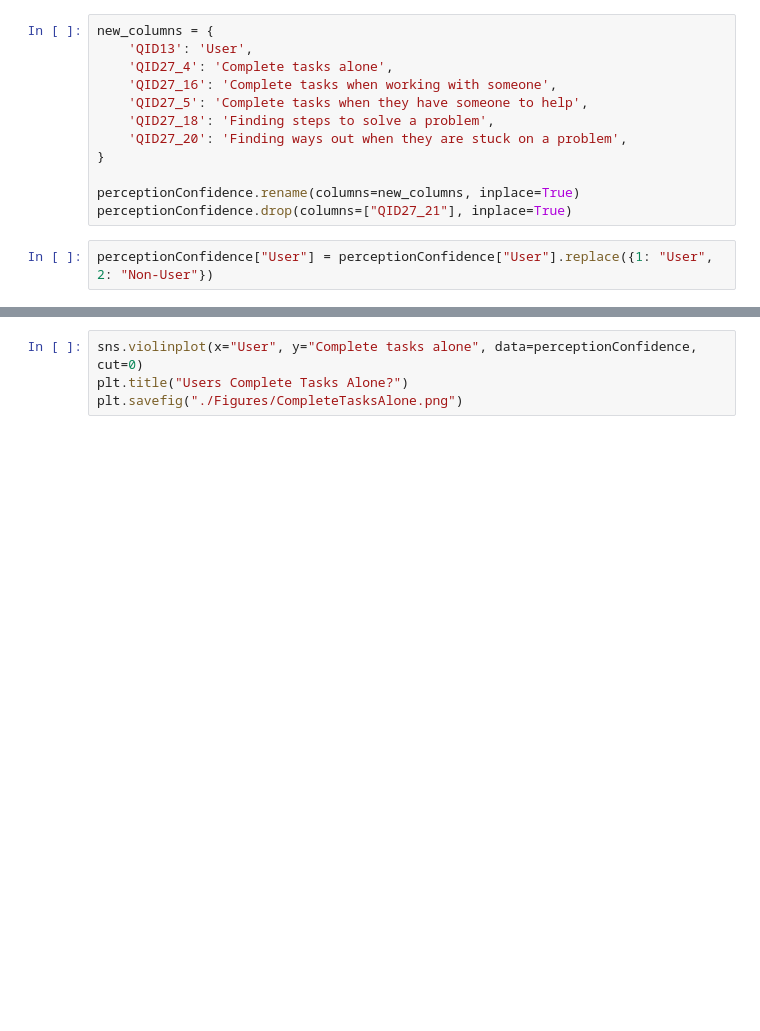
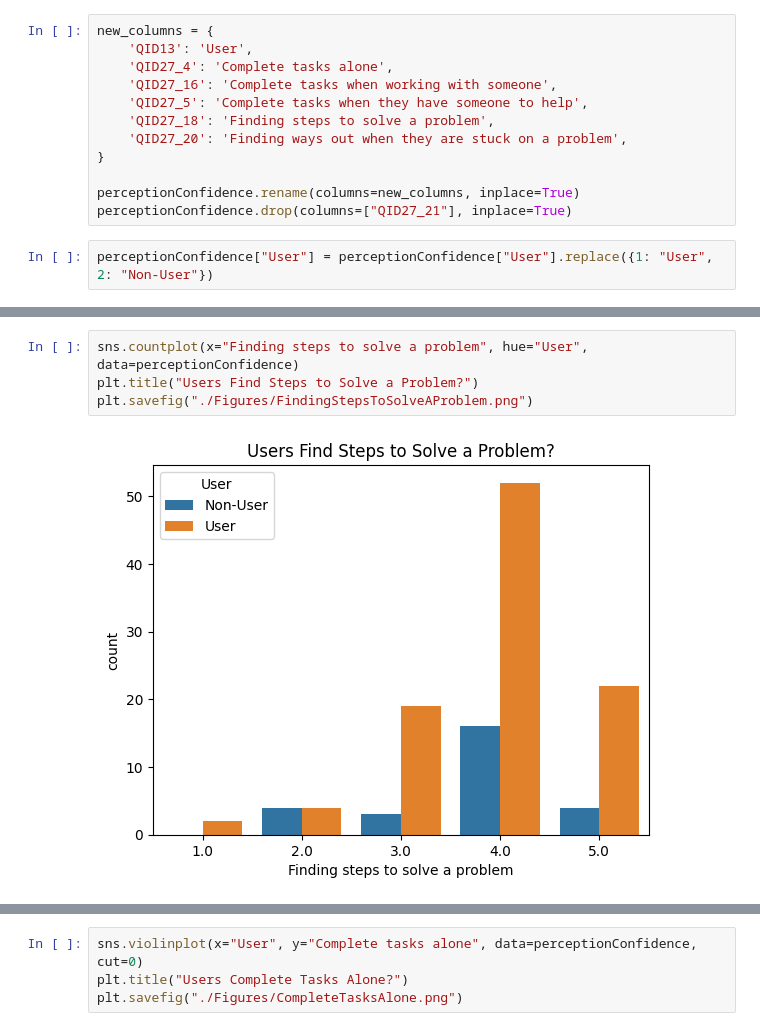
Before and after one commit to HeyItsStella/AI-Codex, a Jupyter notebook: QuickAnalysis.ipynb, the cells around one changed output, grey strips where cells are left out. Drawn from its saved outputs; the diff is of its cells as text; blank space fills up the shorter version.

```diff
--- a/QuickAnalysis.ipynb
+++ b/QuickAnalysis.ipynb
@@ -382,0 +471,6 @@ perceptionConfidenceMean
+# %%
+sns.countplot(x="Finding steps to solve a problem", hue="User", data=perceptionConfidence)
+plt.title("Users Find Steps to Solve a Problem?")
+plt.savefig("./Figures/FindingStepsToSolveAProblem.png")
+# %% [output]
+[figure, added]
```
Also changed, not shown: parts of 8 cells of this notebook, 1 other file.
